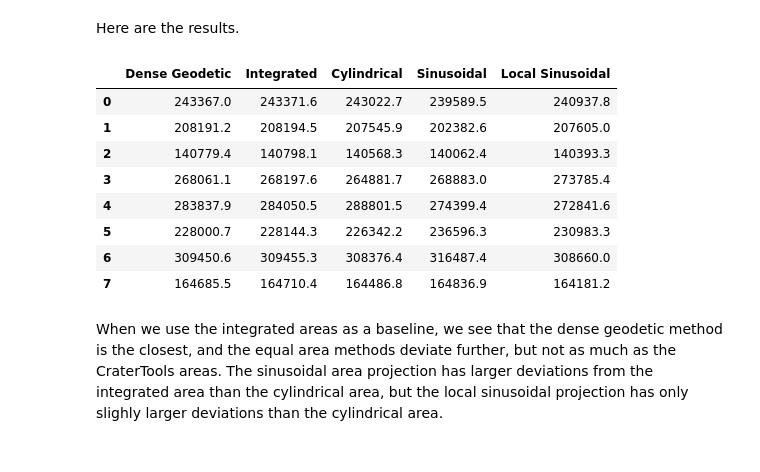
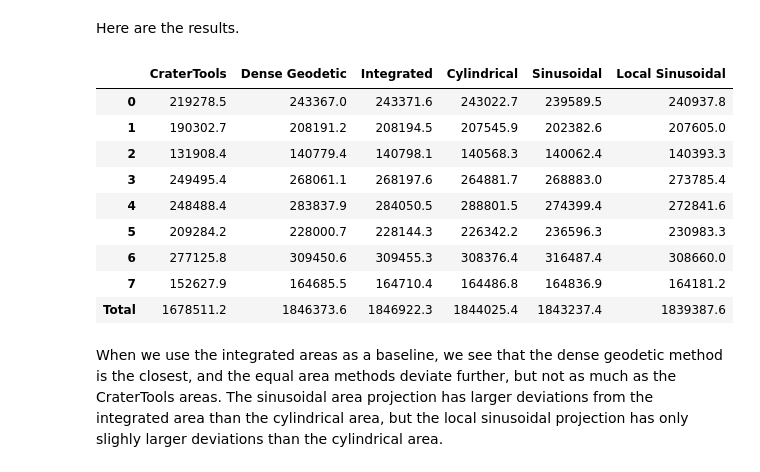
Before and after one commit to samwbell/cratersfd, a Jupyter notebook: examples/area_example.ipynb, the cells around one changed output. Drawn from its saved outputs; the diff is of its cells as text; code cells hidden in the pictures.

```diff
--- a/examples/area_example.ipynb
+++ b/examples/area_example.ipynb
@@ -121,23 +121,27 @@ integrated_areas = np.array([
 # %% [markdown]
 Here are the results.
 # %%
-pd.DataFrame({
+area_df = pd.DataFrame({
+    'CraterTools' : regions['Area'],
     'Dense Geodetic' : orientale_areas,
     'Integrated' : integrated_areas,
     'Cylindrical' : cylindrical_areas,
     'Sinusoidal' : sinusoidal_areas,
     'Local Sinusoidal' : local_sinusoidal_areas
-}).round(1)
+})
+area_df.loc['Total'] = area_df.sum()
+area_df.round(1)
 # %% [output]
-|  | Dense Geodetic | Integrated | Cylindrical | Sinusoidal | Local Sinusoidal |
-| 0 | 243367.0 | 243371.6 | 243022.7 | 239589.5 | 240937.8 |
-| 1 | 208191.2 | 208194.5 | 207545.9 | 202382.6 | 207605.0 |
-| 2 | 140779.4 | 140798.1 | 140568.3 | 140062.4 | 140393.3 |
-| 3 | 268061.1 | 268197.6 | 264881.7 | 268883.0 | 273785.4 |
-| 4 | 283837.9 | 284050.5 | 288801.5 | 274399.4 | 272841.6 |
-| 5 | 228000.7 | 228144.3 | 226342.2 | 236596.3 | 230983.3 |
-| 6 | 309450.6 | 309455.3 | 308376.4 | 316487.4 | 308660.0 |
-| 7 | 164685.5 | 164710.4 | 164486.8 | 164836.9 | 164181.2 |
+|  | CraterTools | Dense Geodetic | Integrated | Cylindrical | Sinusoidal | Local Sinusoidal |
+| 0 | 219278.5 | 243367.0 | 243371.6 | 243022.7 | 239589.5 | 240937.8 |
+| 1 | 190302.7 | 208191.2 | 208194.5 | 207545.9 | 202382.6 | 207605.0 |
+| 2 | 131908.4 | 140779.4 | 140798.1 | 140568.3 | 140062.4 | 140393.3 |
+| 3 | 249495.4 | 268061.1 | 268197.6 | 264881.7 | 268883.0 | 273785.4 |
+| 4 | 248488.4 | 283837.9 | 284050.5 | 288801.5 | 274399.4 | 272841.6 |
+| 5 | 209284.2 | 228000.7 | 228144.3 | 226342.2 | 236596.3 | 230983.3 |
+| 6 | 277125.8 | 309450.6 | 309455.3 | 308376.4 | 316487.4 | 308660.0 |
+| 7 | 152627.9 | 164685.5 | 164710.4 | 164486.8 | 164836.9 | 164181.2 |
+| Total | 1678511.2 | 1846373.6 | 1846922.3 | 1844025.4 | 1843237.4 | 1839387.6 |
 # %% [markdown]
 When we use the integrated areas as a baseline, we see that the dense geodetic method is the closest, and the equal area methods deviate further, but not as much as the CraterTools areas.  The sinusoidal area projection has larger deviations from the integrated area than the cylindrical area, but the local sinusoidal projection has only slighly larger deviations than the cylindrical area.
 # %%
```
Also changed, not shown: parts of 1 cell of this notebook, 4 other files.
